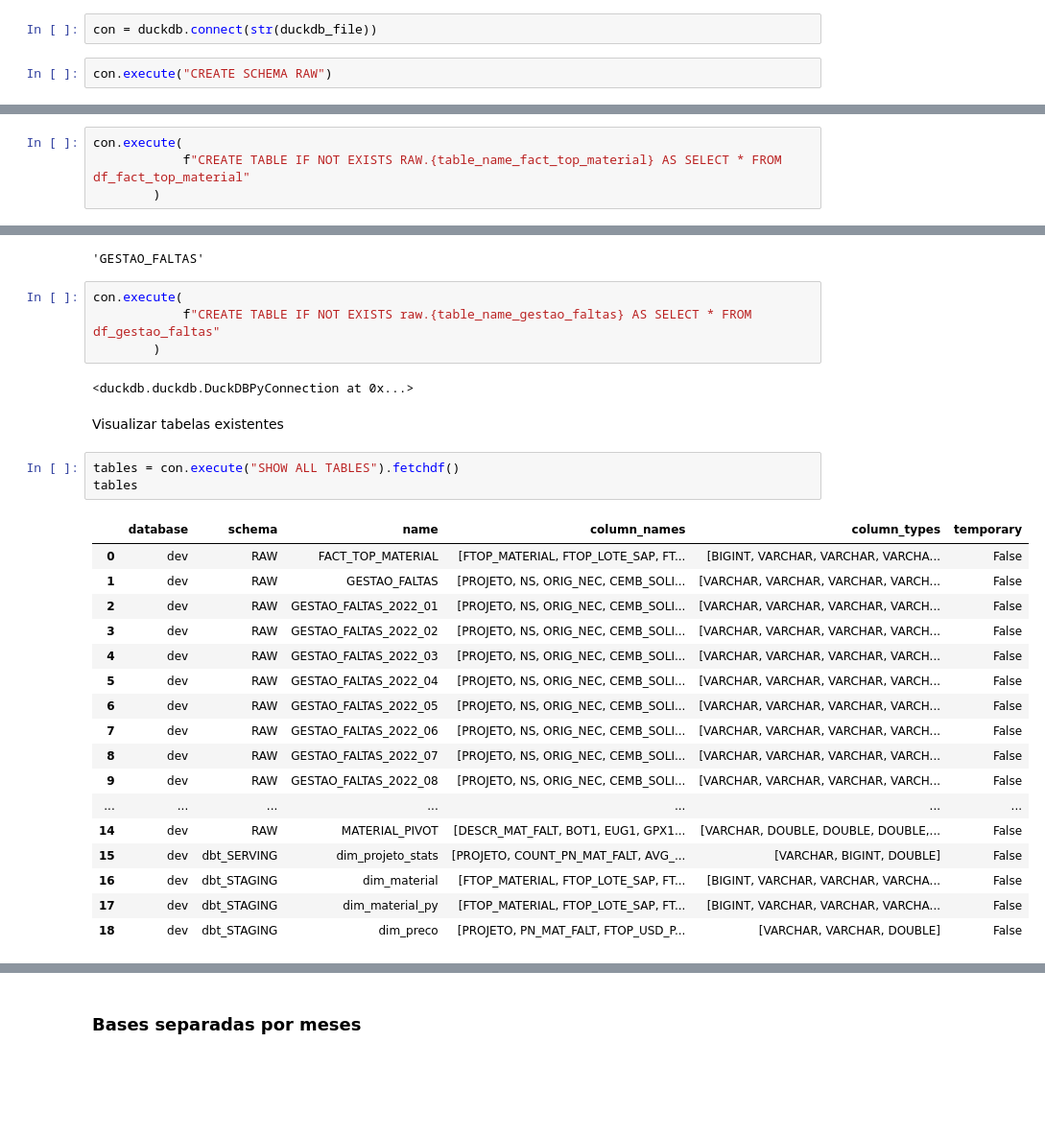
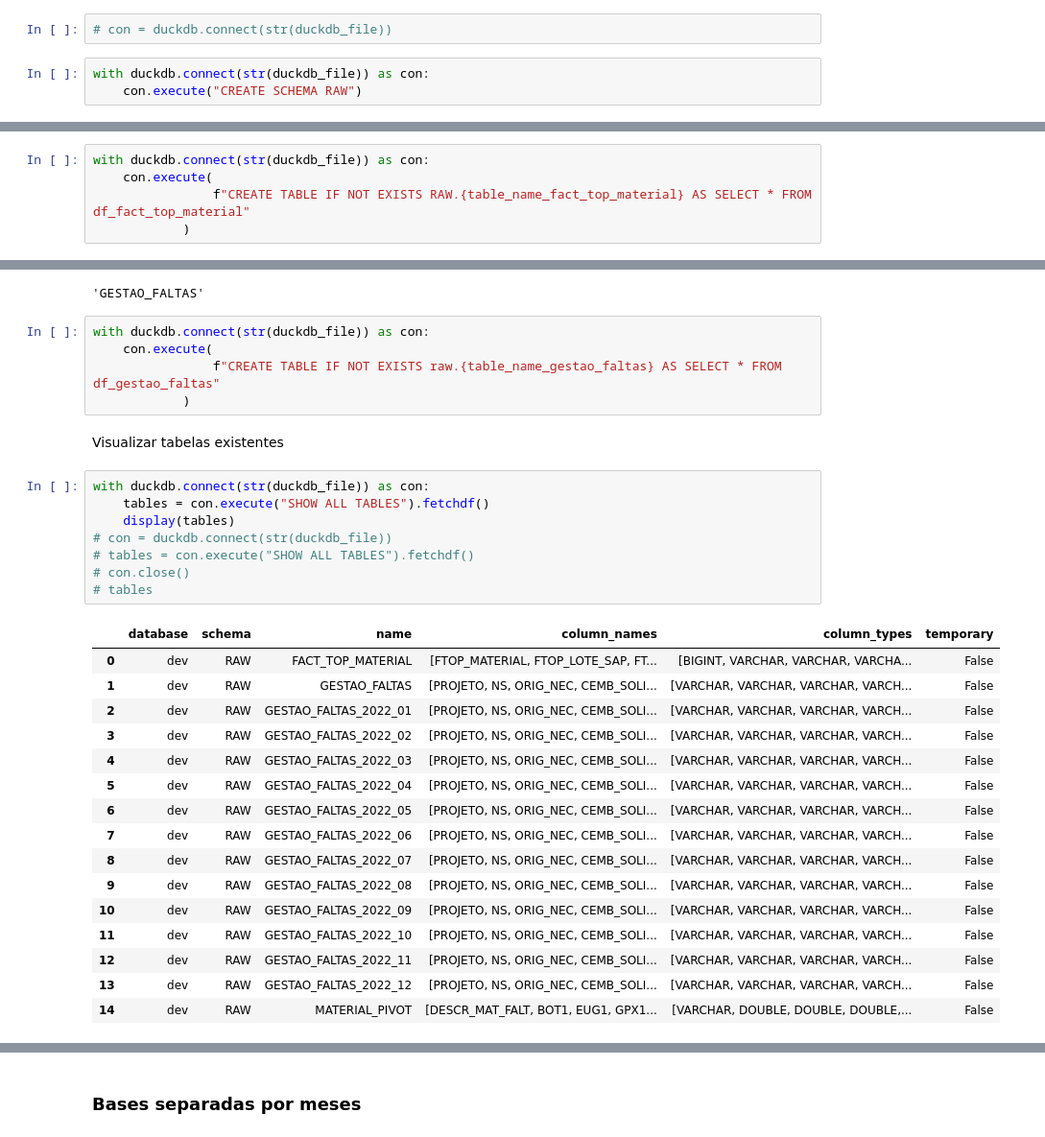
Before and after one commit to derycck/dbt_duckdb, a Jupyter notebook: ingestao/ingestao.ipynb, the cells around one changed output, grey strips where cells are left out. Shown: that part at 96% size. Cells and saved outputs as stored; diff of their text form; blank space fills up the shorter version.

```diff
--- a/ingestao/ingestao.ipynb
+++ b/ingestao/ingestao.ipynb
@@ -210,4 +213,5 @@ WindowsPath('D:/git/palestra/dbt_duckdb/git/dbt_duckdb/db/dev.duckdb')
 # %%
-con = duckdb.connect(str(duckdb_file))
+# con = duckdb.connect(str(duckdb_file))
 # %%
-con.execute("CREATE SCHEMA RAW")
+with duckdb.connect(str(duckdb_file)) as con:
+    con.execute("CREATE SCHEMA RAW")
@@ -221,6 +223,7 @@ table_name_fact_top_material
 # %% [output]
 'FACT_TOP_MATERIAL'
 # %%
-con.execute(
-            f"CREATE TABLE IF NOT EXISTS RAW.{table_name_fact_top_material} AS SELECT * FROM df_fact_top_material"
-        )
+with duckdb.connect(str(duckdb_file)) as con:
+    con.execute(
+                f"CREATE TABLE IF NOT EXISTS RAW.{table_name_fact_top_material} AS SELECT * FROM df_fact_top_material"
+            )
@@ -234,32 +235,35 @@ table_name_gestao_faltas
 # %% [output]
 'GESTAO_FALTAS'
 # %%
-con.execute(
-            f"CREATE TABLE IF NOT EXISTS raw.{table_name_gestao_faltas} AS SELECT * FROM df_gestao_faltas"
-        )
+with duckdb.connect(str(duckdb_file)) as con:
+    con.execute(
+                f"CREATE TABLE IF NOT EXISTS raw.{table_name_gestao_faltas} AS SELECT * FROM df_gestao_faltas"
+            )
-# %% [output]
-<duckdb.duckdb.DuckDBPyConnection at 0x...>
 # %% [markdown]
 Visualizar tabelas existentes
 # %%
-tables = con.execute("SHOW ALL TABLES").fetchdf()
-tables
+with duckdb.connect(str(duckdb_file)) as con:
+    tables = con.execute("SHOW ALL TABLES").fetchdf()
+    display(tables)
+# con = duckdb.connect(str(duckdb_file))
+# tables = con.execute("SHOW ALL TABLES").fetchdf()
+# con.close()
+# tables
 # %% [output]
 |  | database | schema | name | column_names | column_types | temporary |
 | 0 | dev | RAW | FACT_TOP_MATERIAL | [FTOP_MATERIAL, FTOP_LOTE_SAP, FT... | [BIGINT, VARCHAR, VARCHAR, VARCHA... | False |
 | 1 | dev | RAW | GESTAO_FALTAS | [PROJETO, NS, ORIG_NEC, CEMB_SOLI... | [VARCHAR, VARCHAR, VARCHAR, VARCH... | False |
 | 2 | dev | RAW | GESTAO_FALTAS_2022_01 | [PROJETO, NS, ORIG_NEC, CEMB_SOLI... | [VARCHAR, VARCHAR, VARCHAR, VARCH... | False |
 | 3 | dev | RAW | GESTAO_FALTAS_2022_02 | [PROJETO, NS, ORIG_NEC, CEMB_SOLI... | [VARCHAR, VARCHAR, VARCHAR, VARCH... | False |
 | 4 | dev | RAW | GESTAO_FALTAS_2022_03 | [PROJETO, NS, ORIG_NEC, CEMB_SOLI... | [VARCHAR, VARCHAR, VARCHAR, VARCH... | False |
 | 5 | dev | RAW | GESTAO_FALTAS_2022_04 | [PROJETO, NS, ORIG_NEC, CEMB_SOLI... | [VARCHAR, VARCHAR, VARCHAR, VARCH... | False |
 | 6 | dev | RAW | GESTAO_FALTAS_2022_05 | [PROJETO, NS, ORIG_NEC, CEMB_SOLI... | [VARCHAR, VARCHAR, VARCHAR, VARCH... | False |
 | 7 | dev | RAW | GESTAO_FALTAS_2022_06 | [PROJETO, NS, ORIG_NEC, CEMB_SOLI... | [VARCHAR, VARCHAR, VARCHAR, VARCH... | False |
 | 8 | dev | RAW | GESTAO_FALTAS_2022_07 | [PROJETO, NS, ORIG_NEC, CEMB_SOLI... | [VARCHAR, VARCHAR, VARCHAR, VARCH... | False |
 | 9 | dev | RAW | GESTAO_FALTAS_2022_08 | [PROJETO, NS, ORIG_NEC, CEMB_SOLI... | [VARCHAR, VARCHAR, VARCHAR, VARCH... | False |
-| ... | ... | ... | ... | ... | ... | ... |
+| 10 | dev | RAW | GESTAO_FALTAS_2022_09 | [PROJETO, NS, ORIG_NEC, CEMB_SOLI... | [VARCHAR, VARCHAR, VARCHAR, VARCH... | False |
+| 11 | dev | RAW | GESTAO_FALTAS_2022_10 | [PROJETO, NS, ORIG_NEC, CEMB_SOLI... | [VARCHAR, VARCHAR, VARCHAR, VARCH... | False |
+| 12 | dev | RAW | GESTAO_FALTAS_2022_11 | [PROJETO, NS, ORIG_NEC, CEMB_SOLI... | [VARCHAR, VARCHAR, VARCHAR, VARCH... | False |
+| 13 | dev | RAW | GESTAO_FALTAS_2022_12 | [PROJETO, NS, ORIG_NEC, CEMB_SOLI... | [VARCHAR, VARCHAR, VARCHAR, VARCH... | False |
 | 14 | dev | RAW | MATERIAL_PIVOT | [DESCR_MAT_FALT, BOT1, EUG1, GPX1... | [VARCHAR, DOUBLE, DOUBLE, DOUBLE,... | False |
-| 15 | dev | dbt_SERVING | dim_projeto_stats | [PROJETO, COUNT_PN_MAT_FALT, AVG_... | [VARCHAR, BIGINT, DOUBLE] | False |
-| 16 | dev | dbt_STAGING | dim_material | [FTOP_MATERIAL, FTOP_LOTE_SAP, FT... | [BIGINT, VARCHAR, VARCHAR, VARCHA... | False |
-| 17 | dev | dbt_STAGING | dim_material_py | [FTOP_MATERIAL, FTOP_LOTE_SAP, FT... | [BIGINT, VARCHAR, VARCHAR, VARCHA... | False |
-| 18 | dev | dbt_STAGING | dim_preco | [PROJETO, PN_MAT_FALT, FTOP_USD_P... | [VARCHAR, VARCHAR, DOUBLE] | False |
 # %%
```
Also changed, not shown: parts of 18 cells of this notebook.
